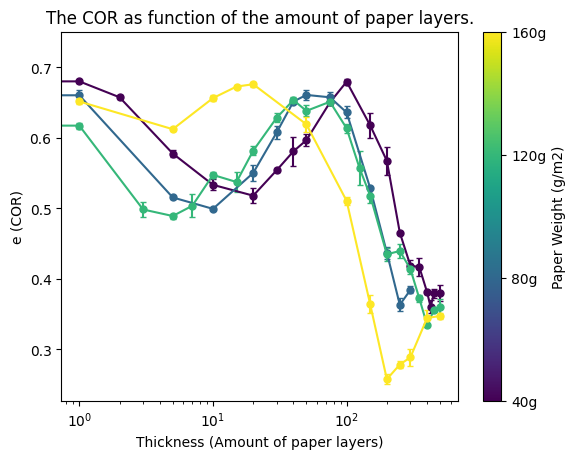
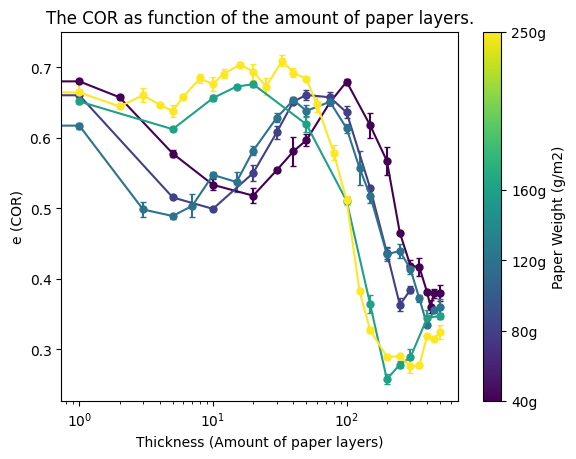
Code edit (unified diff) that turned the first committed figure into the second:
--- before
+++ after
@@ -1,4 +1,4 @@
 # 1. Define your paper weights
-weights = [40, 80, 120, 160]
+weights = [40, 80, 120, 160, 250]
 
 # 2. Normalize weights range for the colormap (LogNorm handles exponential scaling well)
@@ -20,4 +20,9 @@
 ax1.errorbar(Thickness_160d_unique, avg_COR_160d, yerr=COR_err_160d, fmt='o-',
             color=cmap(norm(160)), markersize=5, capsize=2, label='160 g/m2, new paper')
+
+ax1.errorbar(Thickness_unique_250d, avg_COR_250d, yerr=COR_err_250d, fmt='o-',
+            color=cmap(norm(250)), markersize=5, capsize=2, label='160 g/m2, new paper')
+
+
 
 ax1.set_ylabel("e (COR)")
@@ -52,4 +57,8 @@
             color=cmap(norm(160)), markersize=5, capsize=2, label='160 g/m2, new paper')
 
+ax2.errorbar(Thickness_250d_mm, avg_COR_250d, yerr=COR_err_250d, fmt='o-',
+            color=cmap(norm(250)), markersize=5, capsize=2, label='160 g/m2, new paper')
+
+
 ax2.set_ylabel("e (COR)")
 ax2.set_xlabel("Thickness (mm)")

Commit: Added 250 density